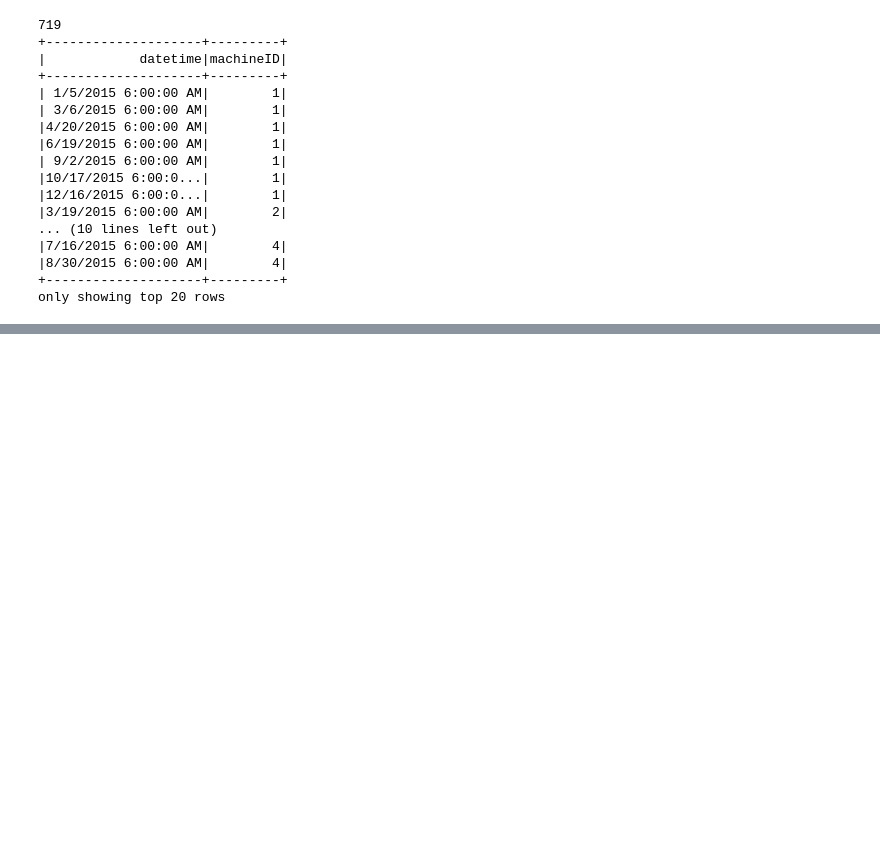
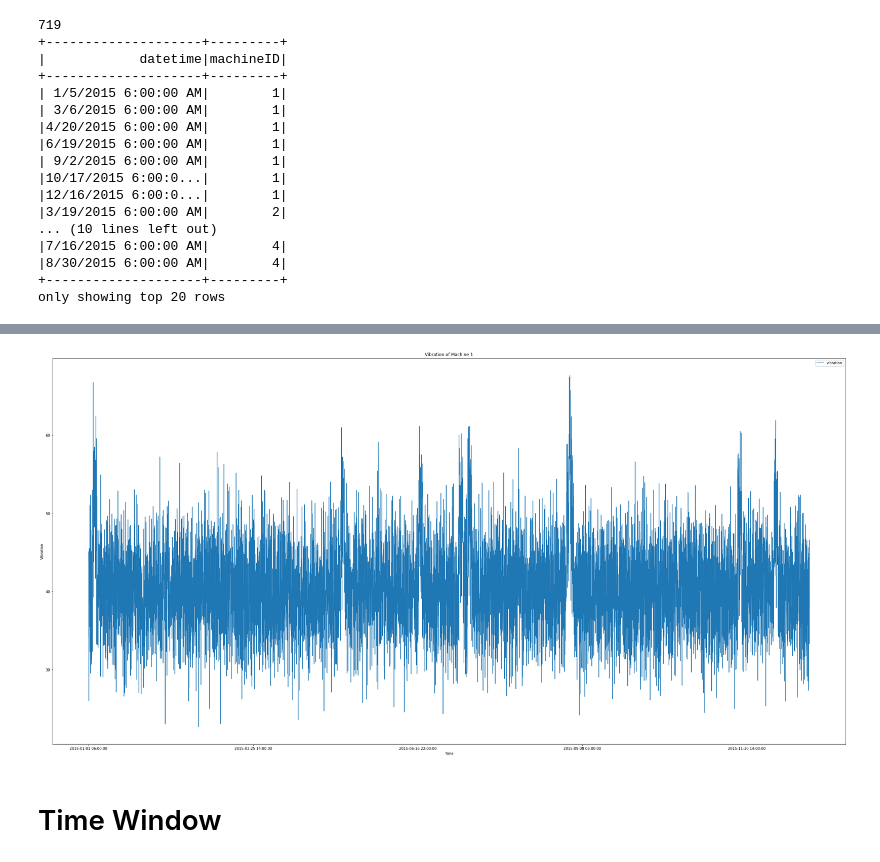
Before and after one commit to VisusAdAstra/Soen471, a Jupyter notebook: code/prototype.ipynb, the cells around one changed output, grey strips where cells are left out. Saved outputs shown, nothing was run; the diff lists cells and outputs as text; code cells hidden in the pictures; blank space fills up the shorter version.

```diff
--- a/code/prototype.ipynb
+++ b/code/prototype.ipynb
@@ -138,5 +166,16 @@ only showing top 20 rows
 # %%
-def plot_ts(ax, values, times, label=None, color='blue', xmin=None, xmax=None, ymin=None, ymax=None, anomalies=None):
+def plot_ts(series, figsize=(40, 20), title=None, xlabel="", ylabel=""):
+    """
+    Plot Time Series data. The series object should have date or time as index.
+
+    series: Series object to be plotted.
+    """
+    series.plot(figsize=figsize, title=title)
+    plt.xlabel(xlabel)
+    plt.ylabel(ylabel)
+    plt.show()
+
+def plot_ts2(ax, values, times, label=None, color='blue', xmin=None, xmax=None, ymin=None, ymax=None, anomalies=None):
     step = 700
     if xmin is not None:
         assert(xmax is not None)
@@ -250,0 +195,13 @@ only showing top 20 rows
+# %%
+#telemetry_values = telemetry['volt']
+#telemetry_dates = telemetry['datetime']
+#plot_ts(ax, telemetry_values, telemetry_dates, label="volt", color='green')
+
+df_vib_machine_1 = telemetry_pd[
+    telemetry_pd.machineID == 1][["datetime", "vibration"]].set_index("datetime")
+
+plot_ts(df_vib_machine_1, title="Vibration of Machine 1", xlabel="Time", ylabel="Vibration")
+# %% [output]
+[figure, added]
+# %% [markdown]
+# Time Window
```
Also changed, not shown: parts of 14 cells of this notebook.
